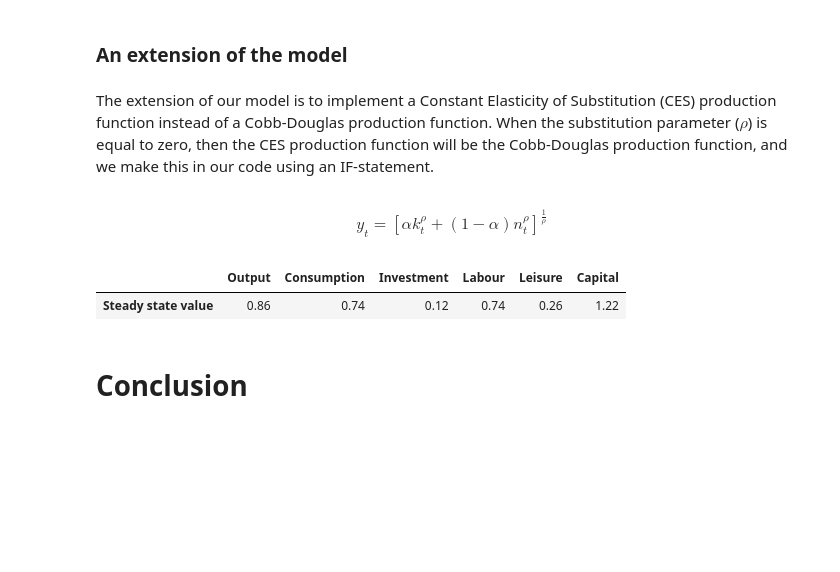
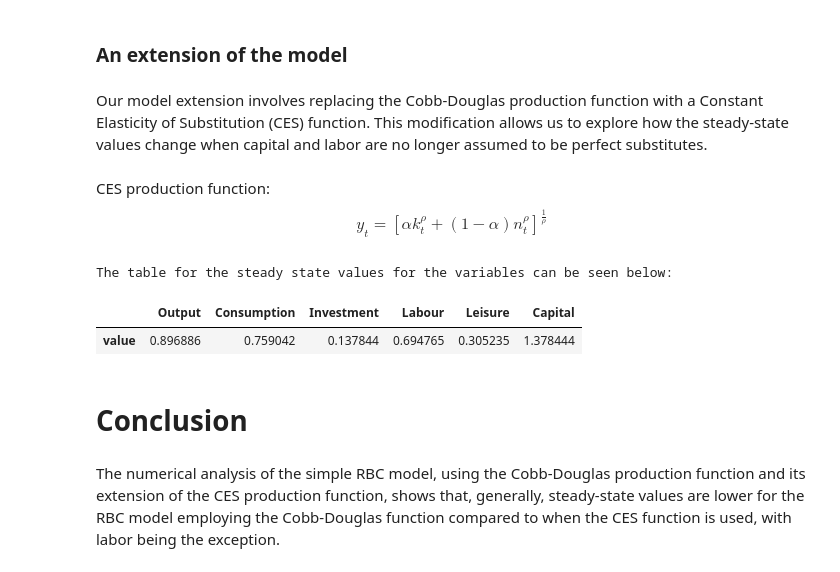
Before and after one commit to NumEconCopenhagen/projects-2024-sheng-og-anton, a Jupyter notebook: modelproject/modelproject.ipynb, the cells around one changed output. Saved outputs shown, nothing was run; the diff lists cells and outputs as text; code cells hidden in the pictures; blank space fills up the shorter version.

```diff
--- a/modelproject/modelproject.ipynb
+++ b/modelproject/modelproject.ipynb
@@ -369,35 +334,39 @@ simpleplot.simpleplot()
 [figure]
 # %% [markdown]
 ### An extension of the model
-# %% [markdown]
-The extension of our model is to implement a Constant Elasticity of Substitution (CES) production function instead of a Cobb-Douglas production function.
-When the substitution parameter ($\rho$) is equal to zero, then the CES production function will be the Cobb-Douglas production function, and we make this in our code using an IF-statement.
+# %% [markdown]
+Our model extension involves replacing the Cobb-Douglas production function with a Constant Elasticity of Substitution (CES) function. This modification allows us to explore how the steady-state values change when capital and labor are no longer assumed to be perfect substitutes.
 # %% [markdown]
+CES production function:
 \begin{equation}
     y_t = [\alpha k_t^{\rho} + (1 - \alpha )n_t^{\rho}]^{\frac{1}{\rho}}
 \end{equation}
 # %%
-# 1. We redefine the parameters and variables
+# 1. We redefine the parameters and variables by including 'rho'
 parameters_CES = ['Discount rate', 'Disutility of labor', 'Depreciation rate', 'Capital share', 'Technology', 'rho']
 
 # 2. Store the steady state values in a Pandas DataFrame
 parameter_values_ces = pd.DataFrame({
     'name': parameters_CES,
-    'value': [0.9, 3, 0.1, 1/3, 1, 0.6]
+    'value': [0.9, 3, 0.1, 1/3, 1, 0.5]
 })
 
 # 3. Create an instance of the class for maximizing the roots in the extended model
 numericsolutionces = NumericalSolutionCES(parameter_values_ces['value'])
 
 # 4. Store the steady state values for the extended model in a DataFrame
 steady_state_values_CES = pd.DataFrame({
     'value': numericsolutionces.steady_state_numeric()
 }, index=variables)
 
 # 5. Show the steady state values for the extended model
-steady_state_values.T
+print("The table for the steady state values for the variables can be seen below:")
+steady_state_values_CES.T
 # %% [output]
+The table for the steady state values for the variables can be seen below:
 |  | Output | Consumption | Investment | Labour | Leisure | Capital |
-| Steady state value | 0.86 | 0.74 | 0.12 | 0.74 | 0.26 | 1.22 |
+| value | 0.896886 | 0.759042 | 0.137844 | 0.694765 | 0.305235 | 1.378444 |
 # %% [markdown]
 # Conclusion
+# %% [markdown]
+The numerical analysis of the simple RBC model, using the Cobb-Douglas production function and its extension of the CES production function, shows that, generally, steady-state values are lower for the RBC model employing the Cobb-Douglas function compared to when the CES function is used, with labor being the exception.
```
Also changed, not shown: parts of 8 cells of this notebook, 1 other file.
